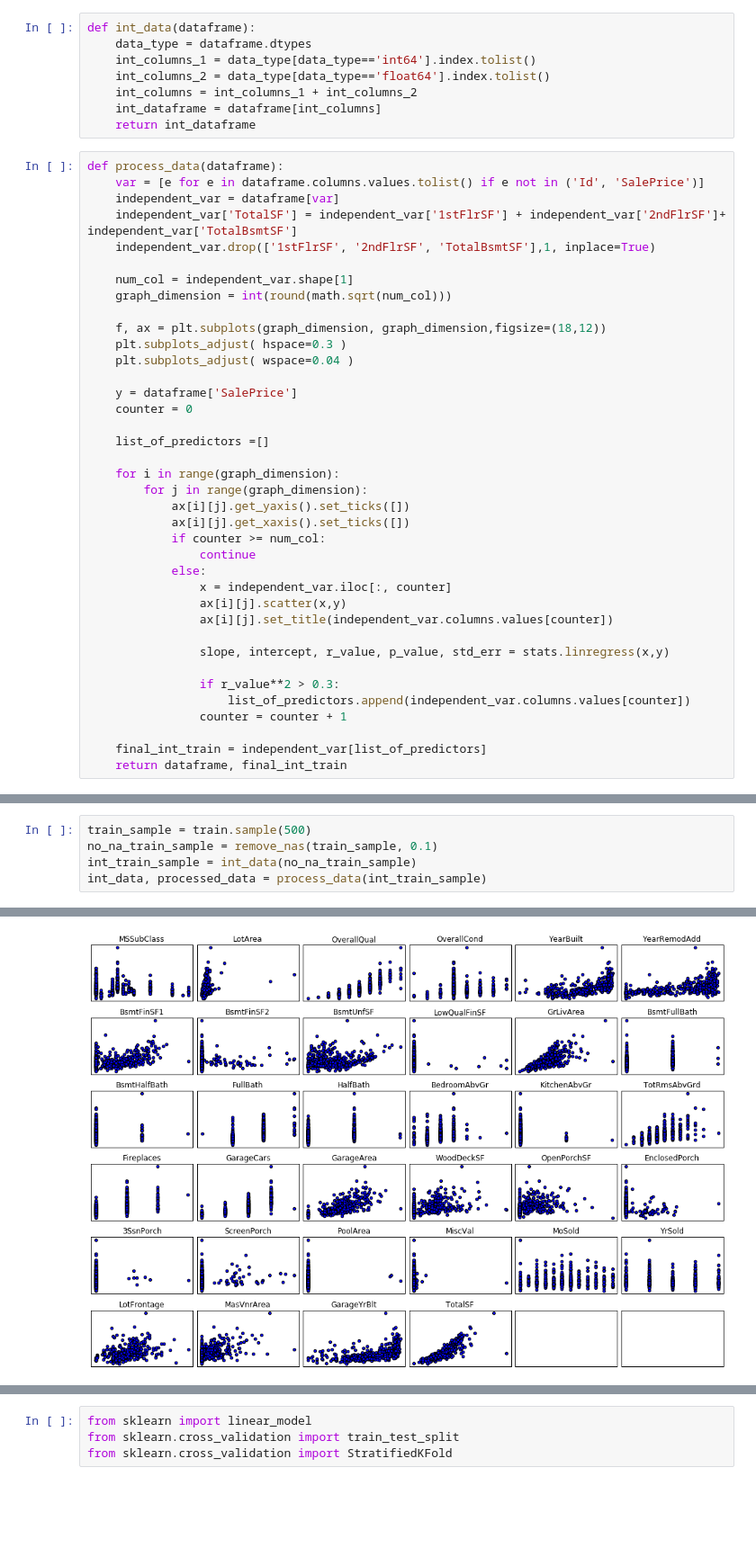
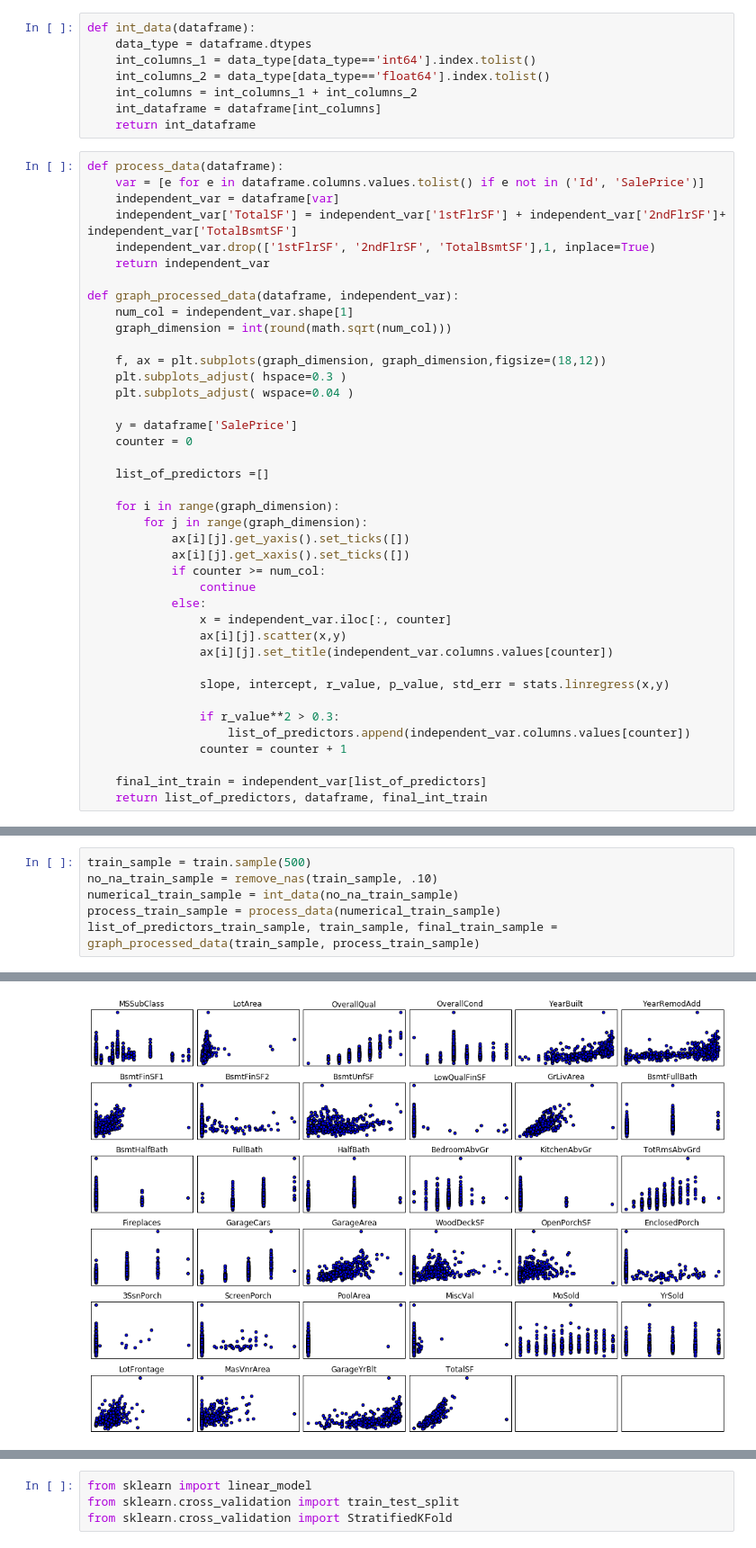
Before and after one commit to jla2689/House-Price, a Jupyter notebook: Housing_Price.ipynb, the cells around one changed output, grey strips where cells are left out. Shown at 90% size. Saved outputs shown, nothing was run; the diff lists cells and outputs as text; blank space fills up the shorter version.

```diff
--- a/Housing_Price.ipynb
+++ b/Housing_Price.ipynb
@@ -28,7 +28,9 @@ def process_data(dataframe):
     independent_var = dataframe[var]
     independent_var['TotalSF'] = independent_var['1stFlrSF'] + independent_var['2ndFlrSF']+ independent_var['TotalBsmtSF']
     independent_var.drop(['1stFlrSF', '2ndFlrSF', 'TotalBsmtSF'],1, inplace=True)
+    return independent_var
 
+def graph_processed_data(dataframe, independent_var):
     num_col = independent_var.shape[1]
     graph_dimension = int(round(math.sqrt(num_col)))
 
@@ -59,4 +61,4 @@ def process_data(dataframe):
                 counter = counter + 1
 
     final_int_train = independent_var[list_of_predictors]
-    return dataframe, final_int_train
+    return list_of_predictors, dataframe, final_int_train
@@ -76,14 +65,15 @@ See the caveats in the documentation: http://pandas.pydata.org/pandas-docs/stabl
 # %%
 train_sample = train.sample(500)
-no_na_train_sample = remove_nas(train_sample, 0.1)
-int_train_sample = int_data(no_na_train_sample)
-int_data, processed_data = process_data(int_train_sample)
+no_na_train_sample = remove_nas(train_sample, .10)
+numerical_train_sample = int_data(no_na_train_sample)
+process_train_sample = process_data(numerical_train_sample)
+list_of_predictors_train_sample, train_sample, final_train_sample = graph_processed_data(train_sample, process_train_sample)
 # %% [output]
 A value is trying to be set on a copy of a slice from a DataFrame.
 Try using .loc[row_indexer,col_indexer] = value instead
 
 See the caveats in the documentation: http://pandas.pydata.org/pandas-docs/stable/indexing.html#indexing-view-versus-copy
 A value is trying to be set on a copy of a slice from a DataFrame
 
 See the caveats in the documentation: http://pandas.pydata.org/pandas-docs/stable/indexing.html#indexing-view-versus-copy
-[figure, old version]
+[figure, new version]
```
Also changed, not shown: parts of 8 cells of this notebook.
